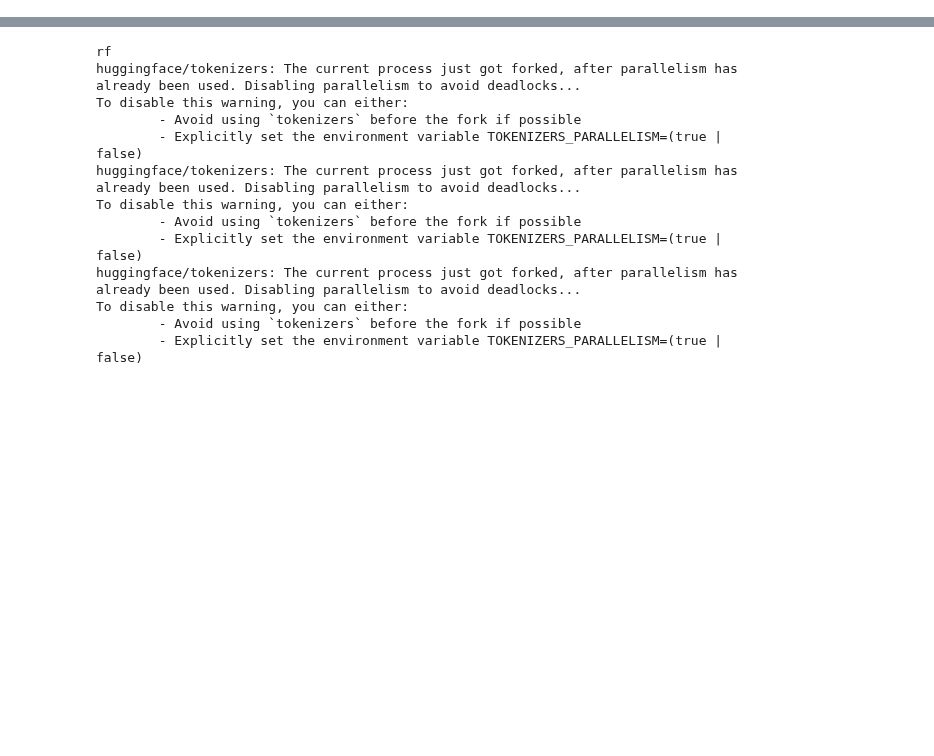
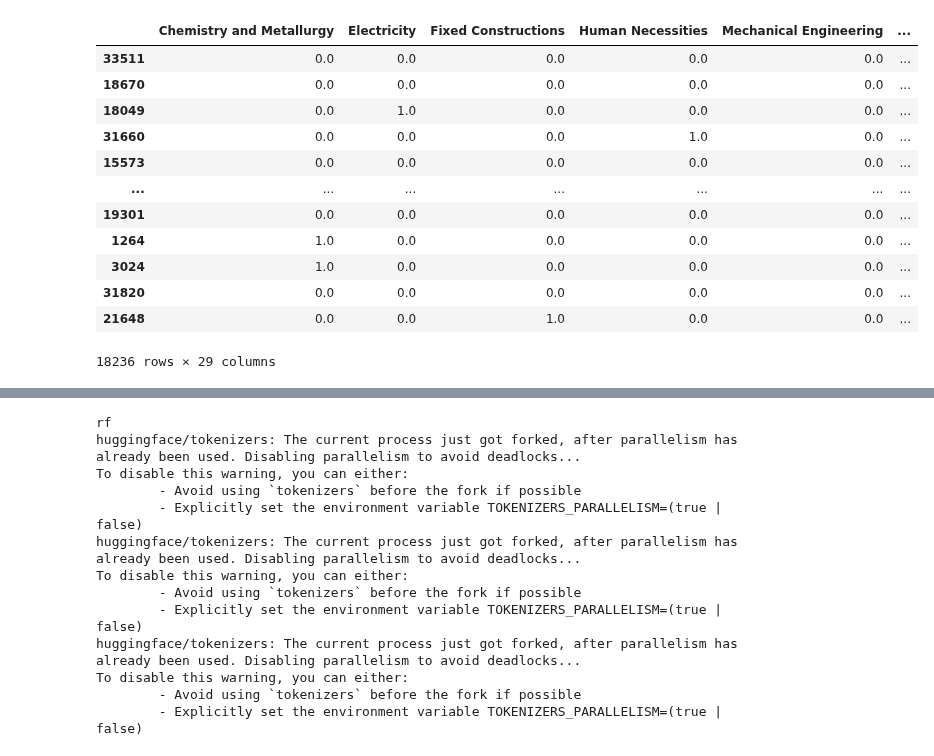
Before and after one commit to dPys/Kaggle, a Jupyter notebook: uspppm-inference.ipynb, the cells around one changed output, grey strips where cells are left out. Saved outputs shown, nothing was run; the diff lists cells and outputs as text; code cells hidden in the pictures; blank space fills up the shorter version.

```diff
--- a/uspppm-inference.ipynb
+++ b/uspppm-inference.ipynb
@@ -300,28 +299,37 @@ test['text'] = test['anchor'] + '[SEP]' + test['target'] + '[SEP]' + test['conte
+# %%
+class CFG:
+    input_path = '../input/us-patent-phrase-to-phrase-matching/'
+    model_path = ['../input/bert-for-patents-0003/',
+                  '../input/deberta-v3-5folds/',
+                  '../input/electrav1/',
+                  '../input/pppm-debertav3large-baseline/',
+                  '../input/pppm-deberta-v2-xlarge-5fold/',
+                  '../input/pppmrobertalarge/',
+                 ]
 # %%
-predictions_test = []
-
 def process_test(unit):
         return {
         **tokenizer(unit['text'])
     }
 
-for i in range (CFG.model_num):
-    tokenizer = AutoTokenizer.from_pretrained(f'{CFG.model_path[i]}fold0')
+for i in range(len(CFG.model_path)):
+    tokenizer = AutoTokenizer.from_pretrained(f'{CFG.model_path[i]}tokenizer/')
     test_ds = datasets.Dataset.from_pandas(test.drop(columns=['id', 'anchor', 'target', 'context', 'score', 'general_context',
        'Chemistry and Metallurgy', 'Electricity', 'Fixed Constructions',
        'Human Necessities', 'Mechanical Engineering',
        'Operations and Transport', 'Physics', 'Textiles', 'context_text',
-       'section', 'classes', 'num_anchor', 'anchor_len', 'num_target',
-       'target_len', 'dataset', 'anchor_parsed', 'target_parsed', 'num_anchor_stops', 'num_target_stops', 'anchor_in_target',
+       'section', 'classes', 'anchor_len', 'target_len', 'dataset', 'anchor_parsed', 'target_parsed', 'num_anchor_stops', 'num_target_stops', 'anchor_in_target',
                                                         'target_in_anchor', 'anchor_ADV', 'target_ADV', 'anchor_ADJ', 'target_ADJ',
                                                         'anchor_DET', 'target_DET', 'anchor_NOUN', 'target_NOUN', 'anchor_VERB', 'target_VERB',
                                                         'anchor_nlp', 'target_nlp']))
     test_ds = test_ds.map(process_test)
 
-    for fold in range(CFG.num_fold):
+    folds = sorted([m for m in glob.glob(f'{CFG.model_path[i]}*.pth') if '_fold' in m])
+
+    predictions_test = []
+    for fold in folds:
         trainer = Trainer(
-                AutoModelForSequenceClassification.from_pretrained(f'{CFG.model_path[i]}fold{fold}',
-                                                                   num_labels=1),
+                AutoModelForSequenceClassification.from_pretrained(fold),
                 tokenizer=tokenizer,
             )
 
@@ -329,5 +337,7 @@ for i in range (CFG.model_num):
         del trainer
         gc.collect()
 
+    test[f'predictions_{os.basename(CFG.model_path[i])}'] = np.average(predictions_test, axis=0)
+
     del tokenizer, test_ds
     gc.collect()
@@ -558,6 +378,0 @@ The following columns in the test set  don't have a corresponding argument in `D
-# %%
-test['predictions_deberta_v3'] = np.average(predictions_test[0:5], axis=0)
-test['predictions_bert_4_patents'] = np.average(predictions_test[6:10], axis=0)
-
-valid['predictions_deberta_v3'] = np.average(predictions_valid[0:5], axis=0)
-valid['predictions_bert_4_patents'] = np.average(predictions_valid[6:10], axis=0)
@@ -573,3 +379,23 @@ y = valid['score']
+# %%
+X = valid.drop(columns=['id', 'anchor', 'target', 'context', 'score', 'general_context', 'context_text',
+       'section', 'classes', 'dataset', 'anchor_parsed', 'target_parsed', 'anchor_nlp', 'target_nlp']).astype('float64')
+y = valid['score']
+# %%
+X
+# %% [output]
+|  | Chemistry and Metallurgy | Electricity | Fixed Constructions | Human Necessities | Mechanical Engineering | ... |
+| 33511 | 0.0 | 0.0 | 0.0 | 0.0 | 0.0 | ... |
+| 18670 | 0.0 | 0.0 | 0.0 | 0.0 | 0.0 | ... |
+| 18049 | 0.0 | 1.0 | 0.0 | 0.0 | 0.0 | ... |
+| 31660 | 0.0 | 0.0 | 0.0 | 1.0 | 0.0 | ... |
+| 15573 | 0.0 | 0.0 | 0.0 | 0.0 | 0.0 | ... |
+| ... | ... | ... | ... | ... | ... | ... |
+| 19301 | 0.0 | 0.0 | 0.0 | 0.0 | 0.0 | ... |
+| 1264 | 1.0 | 0.0 | 0.0 | 0.0 | 0.0 | ... |
+| 3024 | 1.0 | 0.0 | 0.0 | 0.0 | 0.0 | ... |
+| 31820 | 0.0 | 0.0 | 0.0 | 0.0 | 0.0 | ... |
+| 21648 | 0.0 | 0.0 | 1.0 | 0.0 | 0.0 | ... |
+18236 rows × 29 columns
 # %%
 def slice_by_corr(X, r_min=0):
     # Create correlation matrix
```
Also changed, not shown: parts of 14 cells of this notebook.
